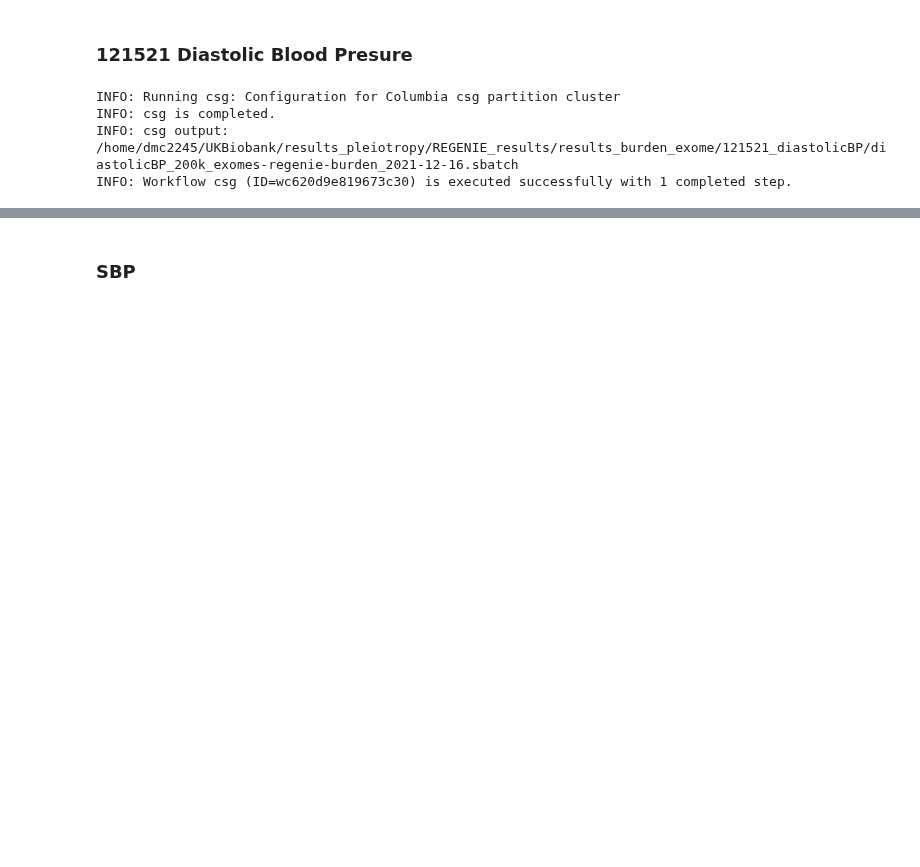
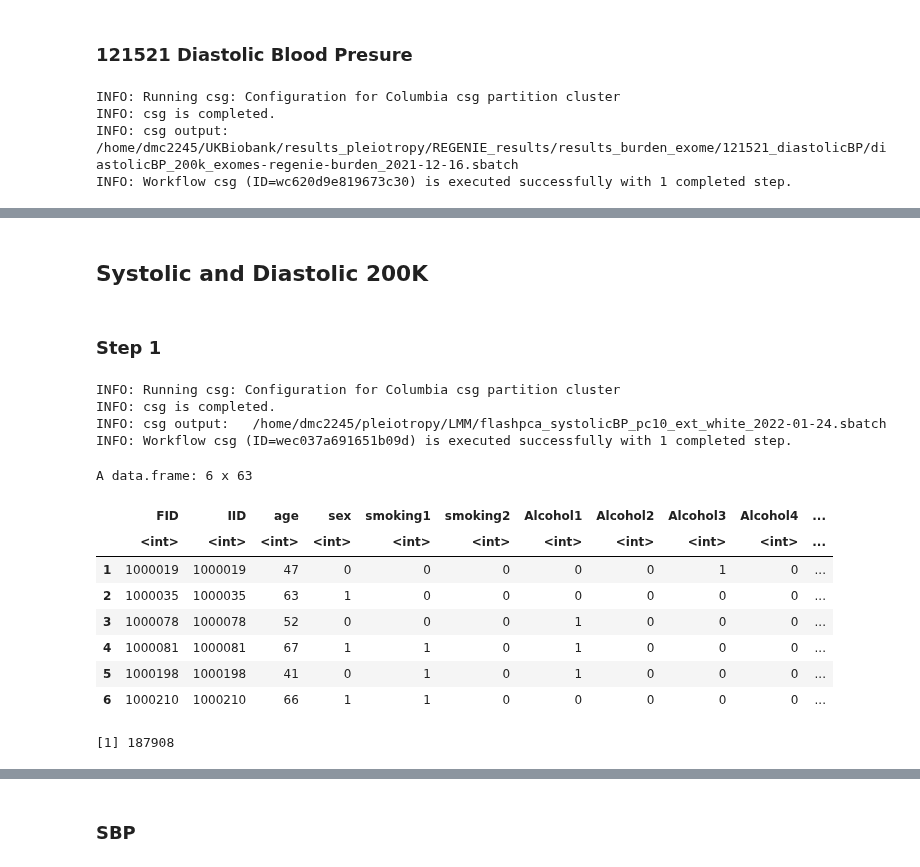
Before and after one commit to statgenetics/UKBB_GWAS_dev, a Jupyter notebook: analysis/cluster_scripts/121521_blood_pressure_burden.ipynb, the cells around one changed output, grey strips where cells are left out. Drawn from its saved outputs; the diff is of its cells as text; code cells hidden in the pictures; blank space fills up the shorter version.

Commit message:
a lot of additions to scripts and tutorials

```diff
--- a/analysis/cluster_scripts/121521_blood_pressure_burden.ipynb
+++ b/analysis/cluster_scripts/121521_blood_pressure_burden.ipynb
@@ -179,0 +221,4 @@ INFO: Workflow csg (ID=wc620d9e819673c30) is executed successfully with 1 comple
+# %% [markdown]
+## Systolic and Diastolic 200K
+# %% [markdown]
+### Step 1
@@ -179,0 +263,52 @@ INFO: Workflow csg (ID=wc620d9e819673c30) is executed successfully with 1 comple
+# %%
+## Columbia's cluster
+cwd=~/UKBiobank/genotype_files_processed/010622_exp_white_finalqc/012421_PC_1_10
+#This is the bfile obtained in step 1
+genoFile=~/UKBiobank/genotype_files_processed/010622_exp_white_finalqc/cache/UKB_genotypedatadownloaded083019.010622_exp_white_finalqc.filtered.extracted.bed
+# Format fam file
+phenoFile=~/UKBiobank/genotype_files_processed/010622_exp_white_finalqc/cache/UKB_genotypedatadownloaded083019.010622_exp_white_finalqc.filtered.extracted.fam
+pca_sbatch=~/pleiotropy/LMM/flashpca_systolicBP_pc10_ext_white_$(date +"%Y-%m-%d").sbatch
+k=10
+# Pipeline
+pca_sos=~/project/bioworkflows/GWAS/PCA.ipynb
+numThreads=1
+job_size=1
+container_lmm=$HOME/containers/lmm.sif
+tpl_file=~/project/bioworkflows/admin/csg.yml
+
+pca_args="""flashpca
+    --cwd $cwd
+    --genoFile $genoFile
+    --phenoFile $phenoFile
+    --k $k
+    --numThreads $numThreads
+    --job_size $job_size
+    --container_lmm $container_lmm
+"""
+
+sos run  ~/project/UKBB_GWAS_dev/admin/Get_Job_Script.ipynb csg\
+    --template-file $tpl_file \
+    --workflow-file $pca_sos \
+    --to-script $pca_sbatch \
+    --args "$pca_args"
+# %% [output]
+INFO: Running csg: Configuration for Columbia csg partition cluster
+INFO: csg is completed.
+INFO: csg output:   /home/dmc2245/pleiotropy/LMM/flashpca_systolicBP_pc10_ext_white_2022-01-24.sbatch
+INFO: Workflow csg (ID=wec037a691651b09d) is executed successfully with 1 completed step.
+# %%
+pheno <- read.table("~/UKBiobank/phenotype_files/pleiotropy/UKB_exome_white_bloodpressure_invnorm_pcs", header=T)
+# %%
+head(pheno)
+nrow(pheno)
+# %% [output]
+A data.frame: 6 x 63
+|  | FID | IID | age | sex | smoking1 | smoking2 | Alcohol1 | Alcohol2 | Alcohol3 | Alcohol4 | ... |
+|  | <int> | <int> | <int> | <int> | <int> | <int> | <int> | <int> | <int> | <int> | ... |
+| 1 | 1000019 | 1000019 | 47 | 0 | 0 | 0 | 0 | 0 | 1 | 0 | ... |
+| 2 | 1000035 | 1000035 | 63 | 1 | 0 | 0 | 0 | 0 | 0 | 0 | ... |
+| 3 | 1000078 | 1000078 | 52 | 0 | 0 | 0 | 1 | 0 | 0 | 0 | ... |
+| 4 | 1000081 | 1000081 | 67 | 1 | 1 | 0 | 1 | 0 | 0 | 0 | ... |
+| 5 | 1000198 | 1000198 | 41 | 0 | 1 | 0 | 1 | 0 | 0 | 0 | ... |
+| 6 | 1000210 | 1000210 | 66 | 1 | 1 | 0 | 0 | 0 | 0 | 0 | ... |
+[1] 187908
```
Also changed, not shown: parts of 35 cells of this notebook, 10 other files.
